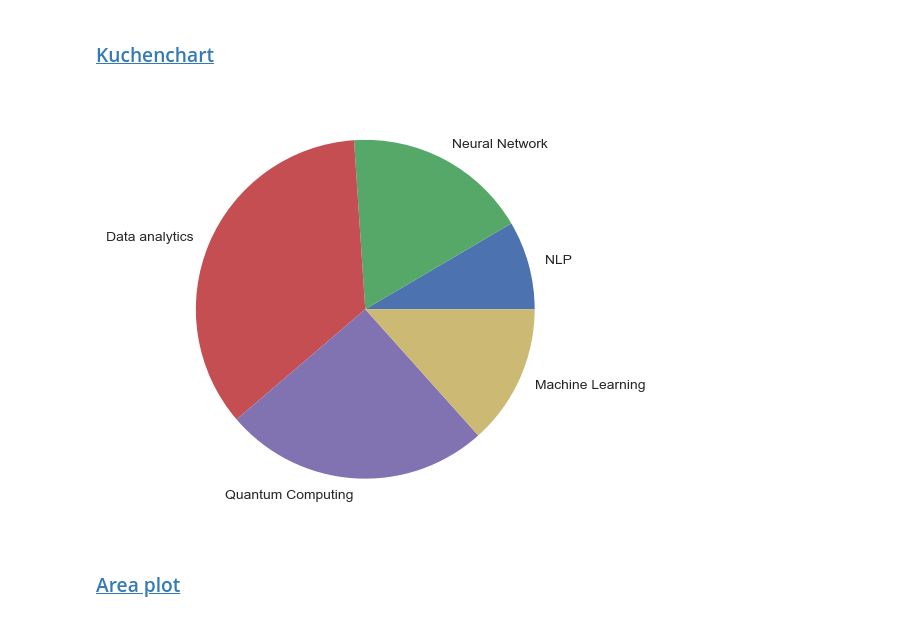
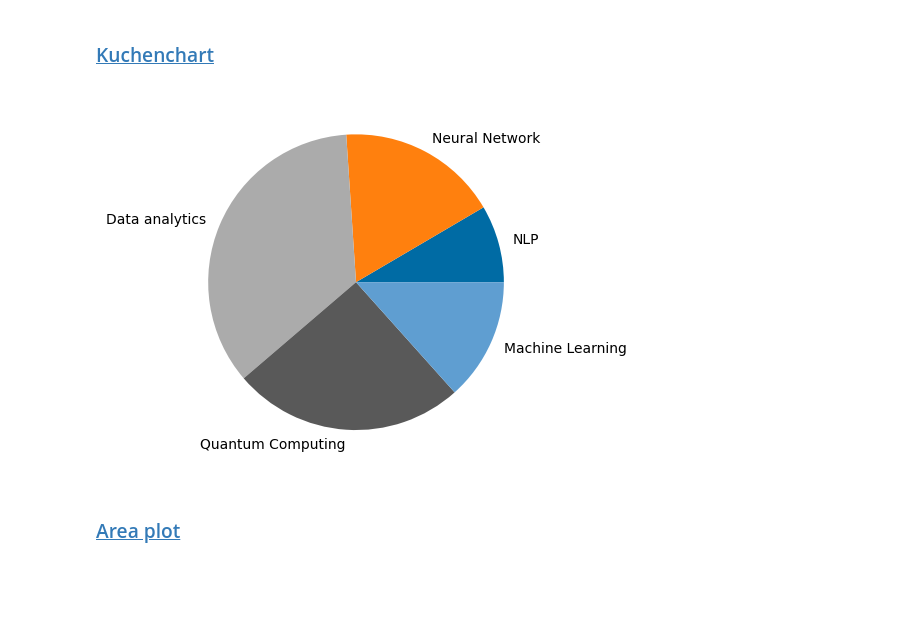
Before and after one commit to aegreiner/erste_schritte, a Jupyter notebook: Notebook4 - Plotting.ipynb, the cells around one changed output. Cells and saved outputs as stored; diff of their text form; code cells hidden in the pictures; blank space fills up the shorter version.

```diff
--- a/Notebook4 - Plotting.ipynb
+++ b/Notebook4 - Plotting.ipynb
@@ -121,7 +121,7 @@ print(plt.style.available)
 # %% [output]
 ['Solarize_Light2', '_classic_test_patch', '_mpl-gallery', '_mpl-gallery-nogrid', 'bmh', 'classic', 'dark_background', 'fast', 'fivethirtyeight', 'ggplot', 'grayscale', 'seaborn', 'seaborn-bright', 's ...
 # %%
-plt.style.use("ggplot") # hier hier wird der ggplot stlye aktiviert
+plt.style.use("tableau-colorblind10") # hier hier wird der ggplot stlye aktiviert
 
 plt.plot(alter, salary_dt, label="Deutschland",
         marker =".")
@@ -183,20 +185,20 @@ ausgeschmücke Versonen der Plot finden sich
 # %% [markdown]
 ### <a id='toc1_2_2_'></a>[Kuchenchart](#toc0_)
 # %%
-plt.style.use("seaborn")
+#plt.style.use("seaborn")
 
 
 slice = [12, 25, 50, 36, 19]
 activities = ['NLP','Neural Network', 'Data analytics',
             'Quantum Computing', 'Machine Learning']
 
 plt.pie(slice, labels = activities)
 
 plt.show()
 
 plt.style.use("default")
 # %% [output]
-[figure, old version]
+[figure, new version]
 # %% [markdown]
 ### <a id='toc1_2_3_'></a>[Area plot](#toc0_)
 # %%
```
Also changed, not shown: parts of 15 cells of this notebook, 10 other files.
